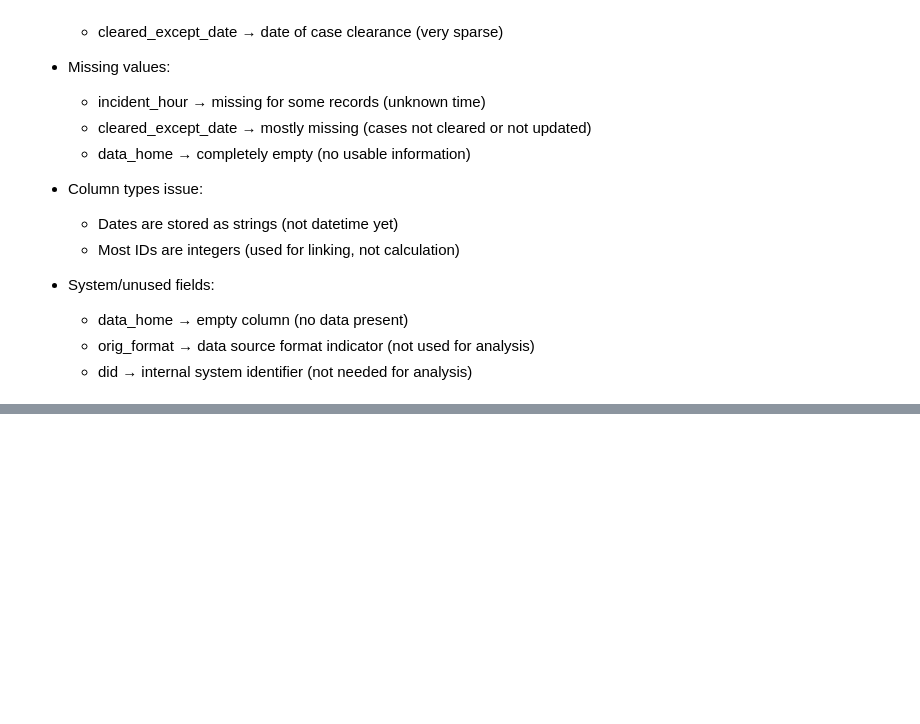
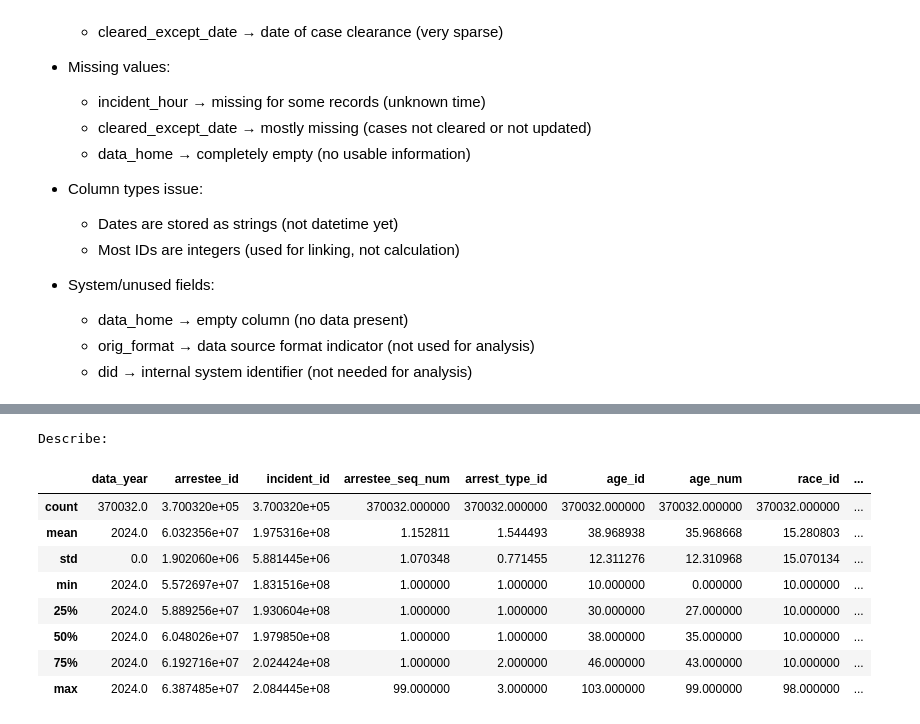
Before and after one commit to diana-angeline33/fbi-crime-analysis, a Jupyter notebook: notebooks/crime_analysis.ipynb, the cells around one changed output, grey strips where cells are left out. Cells and saved outputs as stored; diff of their text form; code cells hidden in the pictures; blank space fills up the shorter version.

Commit message:
data ingestion stage for california dataset completed

```diff
--- a/notebooks/crime_analysis.ipynb
+++ b/notebooks/crime_analysis.ipynb
@@ -155,0 +485,14 @@ dtype: int64
+# %%
+print("Describe: ")
+arrestees.describe()
+# %% [output]
+Describe:
+|  | data_year | arrestee_id | incident_id | arrestee_seq_num | arrest_type_id | age_id | age_num | race_id | ... |
+| count | 370032.0 | 3.700320e+05 | 3.700320e+05 | 370032.000000 | 370032.000000 | 370032.000000 | 370032.000000 | 370032.000000 | ... |
+| mean | 2024.0 | 6.032356e+07 | 1.975316e+08 | 1.152811 | 1.544493 | 38.968938 | 35.968668 | 15.280803 | ... |
+| std | 0.0 | 1.902060e+06 | 5.881445e+06 | 1.070348 | 0.771455 | 12.311276 | 12.310968 | 15.070134 | ... |
+| min | 2024.0 | 5.572697e+07 | 1.831516e+08 | 1.000000 | 1.000000 | 10.000000 | 0.000000 | 10.000000 | ... |
+| 25% | 2024.0 | 5.889256e+07 | 1.930604e+08 | 1.000000 | 1.000000 | 30.000000 | 27.000000 | 10.000000 | ... |
+| 50% | 2024.0 | 6.048026e+07 | 1.979850e+08 | 1.000000 | 1.000000 | 38.000000 | 35.000000 | 10.000000 | ... |
+| 75% | 2024.0 | 6.192716e+07 | 2.024424e+08 | 1.000000 | 2.000000 | 46.000000 | 43.000000 | 10.000000 | ... |
+| max | 2024.0 | 6.387485e+07 | 2.084445e+08 | 99.000000 | 3.000000 | 103.000000 | 99.000000 | 98.000000 | ... |
```
Also changed, not shown: parts of 39 cells of this notebook.
